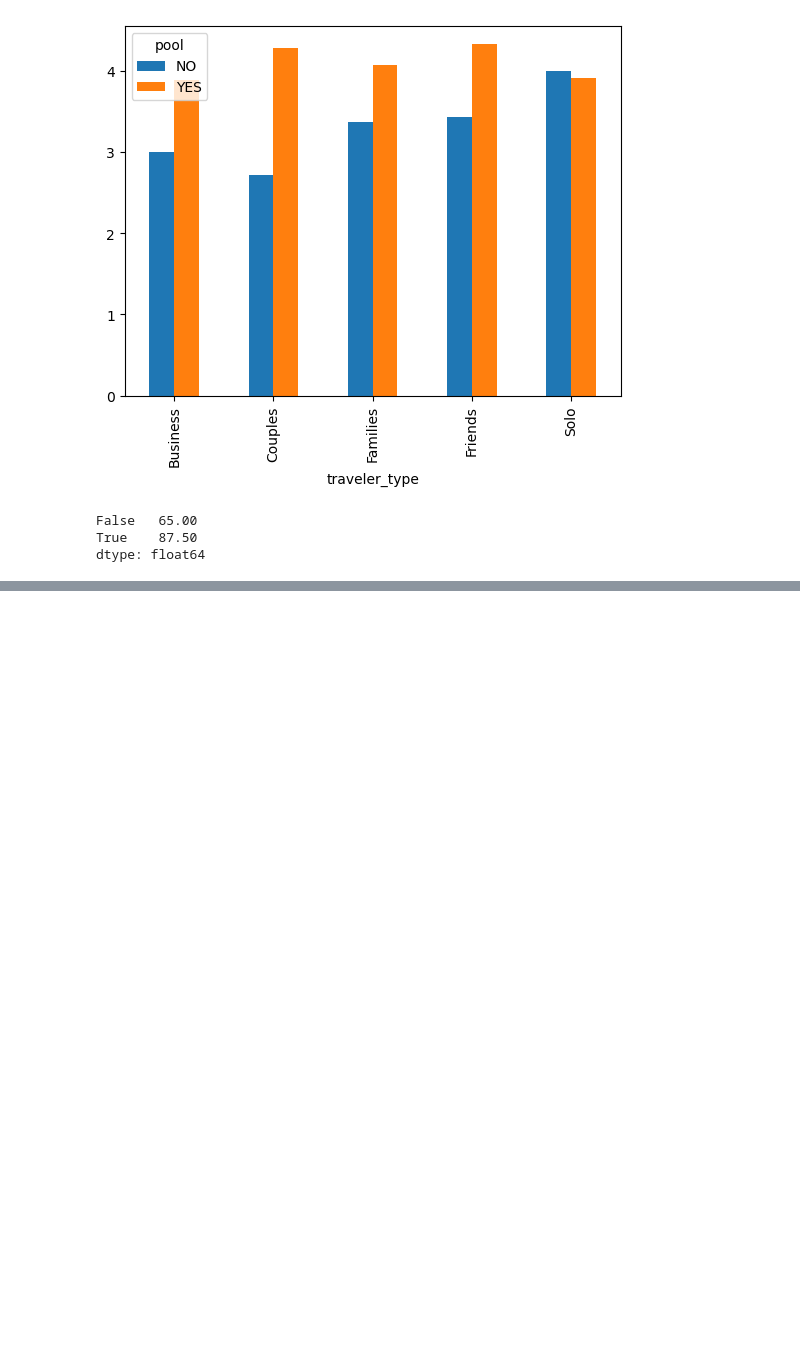
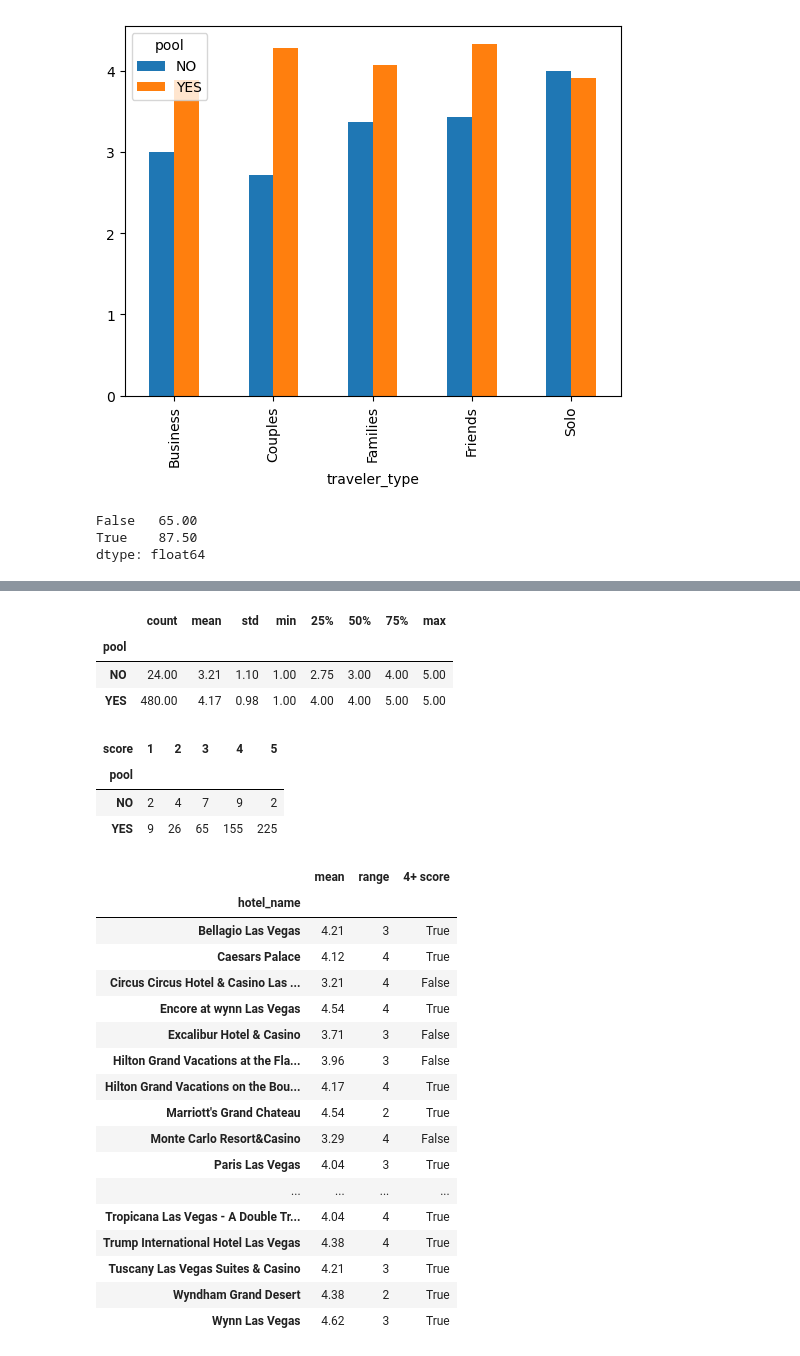
Before and after one commit to scottstossel/python-practice, a Jupyter notebook: PandasAggregations.ipynb, the cells around one changed output, grey strips where cells are left out. Saved outputs shown, nothing was run; the diff lists cells and outputs as text; code cells hidden in the pictures; blank space fills up the shorter version.

```diff
--- a/PandasAggregations.ipynb
+++ b/PandasAggregations.ipynb
@@ -133,0 +190,35 @@ dtype: float64
+# %%
+Vegas.score.groupby(Vegas.pool).describe()
+# %% [output]
+|  | count | mean | std | min | 25% | 50% | 75% | max |
+| pool |  |  |  |  |  |  |  |  |
+| NO | 24.00 | 3.21 | 1.10 | 1.00 | 2.75 | 3.00 | 4.00 | 5.00 |
+| YES | 480.00 | 4.17 | 0.98 | 1.00 | 4.00 | 4.00 | 5.00 | 5.00 |
+# %%
+Vegas.score.groupby(Vegas.pool).value_counts().unstack()
+# %% [output]
+| score | 1 | 2 | 3 | 4 | 5 |
+| pool |  |  |  |  |  |
+| NO | 2 | 4 | 7 | 9 | 2 |
+| YES | 9 | 26 | 65 | 155 | 225 |
+# %%
+by_hotel['score'].agg(['mean', ('range', my_range), ('4+ score', lambda x : x.mean() > 4)])
+# %% [output]
+|  | mean | range | 4+ score |
+| hotel_name |  |  |  |
+| Bellagio Las Vegas | 4.21 | 3 | True |
+| Caesars Palace | 4.12 | 4 | True |
+| Circus Circus Hotel & Casino Las ... | 3.21 | 4 | False |
+| Encore at wynn Las Vegas | 4.54 | 4 | True |
+| Excalibur Hotel & Casino | 3.71 | 3 | False |
+| Hilton Grand Vacations at the Fla... | 3.96 | 3 | False |
+| Hilton Grand Vacations on the Bou... | 4.17 | 4 | True |
+| Marriott's Grand Chateau | 4.54 | 2 | True |
+| Monte Carlo Resort&Casino | 3.29 | 4 | False |
+| Paris Las Vegas | 4.04 | 3 | True |
+| ... | ... | ... | ... |
+| Tropicana Las Vegas - A Double Tr... | 4.04 | 4 | True |
+| Trump International Hotel Las Vegas | 4.38 | 4 | True |
+| Tuscany Las Vegas Suites & Casino | 4.21 | 3 | True |
+| Wyndham Grand Desert | 4.38 | 2 | True |
+| Wynn Las Vegas | 4.62 | 3 | True |
```
Also changed, not shown: parts of 18 cells of this notebook.
